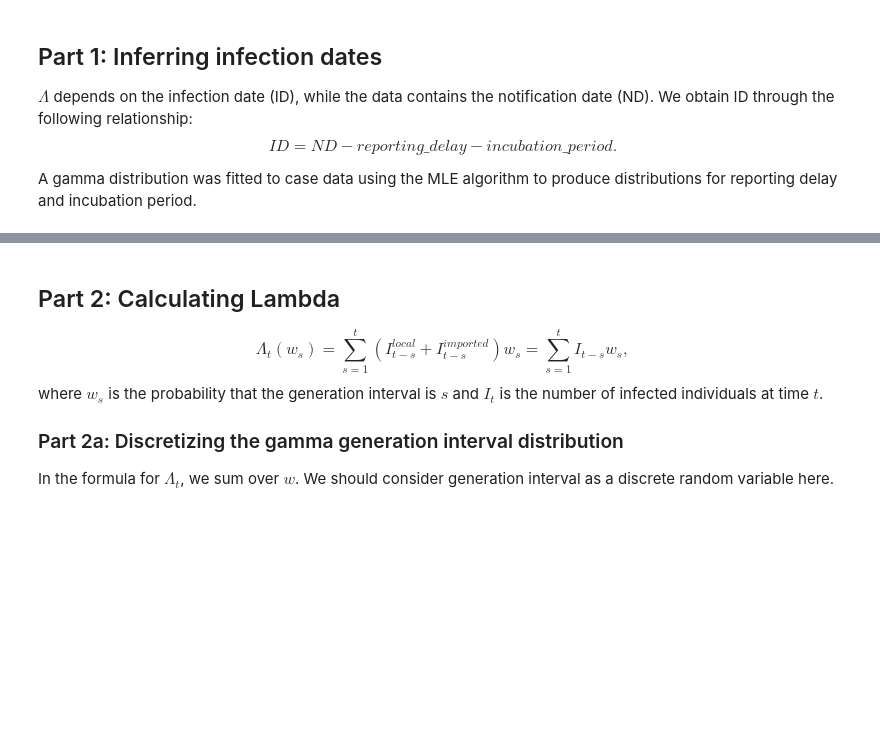
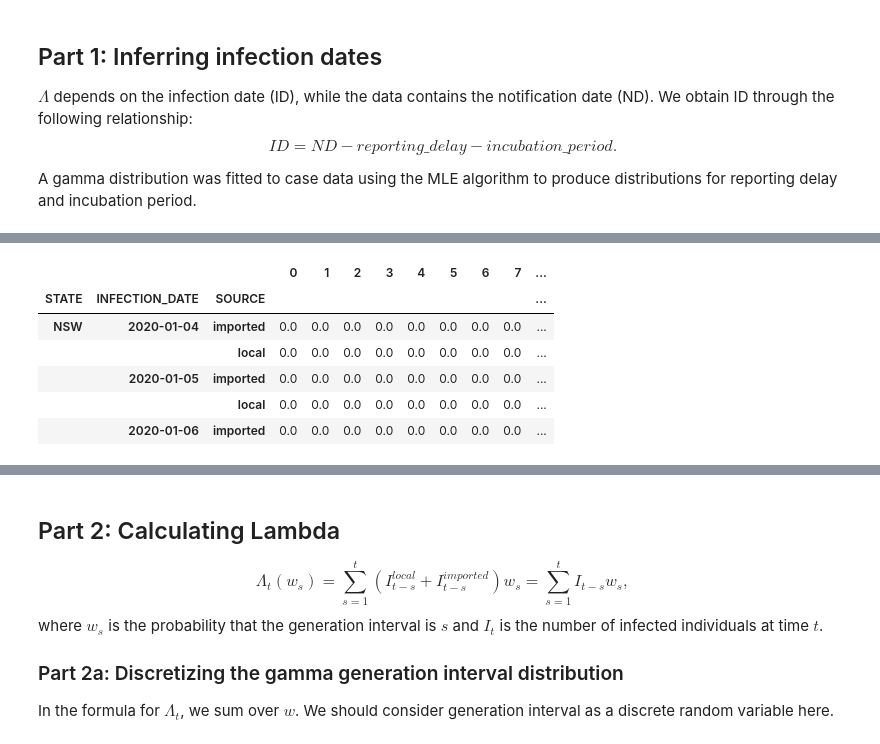
Before and after one commit to tdennisliu/covid19-forecasting-aus, a Jupyter notebook: model/Reff_estimator.ipynb, the cells around one changed output, grey strips where cells are left out. Cells and saved outputs as stored; diff of their text form; code cells hidden in the pictures; blank space fills up the shorter version.

```diff
--- a/model/Reff_estimator.ipynb
+++ b/model/Reff_estimator.ipynb
@@ -147,31 +142,77 @@ df_combined.head()
 # %%
-# Reindex to include days with zero total infections.
-local_infs = df_combined.xs('local',level='SOURCE')
-imported_infs = df_combined.xs('imported',level='SOURCE')
-statelist = [*df_combined.index.get_level_values('STATE').unique()]
+def index_by_infection_date(infections_wide):
+    datecolnames = [*infections_wide.columns[4:]]
+    df_combined = infections_wide[['STATE','SOURCE',datecolnames[0],'n_cases']].groupby(['STATE', datecolnames[0],'SOURCE']).sum()
 
-#Should all states have the same start date? Current code starts from the first case in each state.
-#For the same start date:
-local_statedict = dict(zip(statelist, np.repeat(None, len(statelist))))
-imported_statedict = dict(zip(statelist, np.repeat(None, len(statelist))))
+    #For each column (cn=column number): concatenate each sample as a column.
+    for cn in range(1,len(datecolnames)):
+        df_addin = infections_wide[['STATE','SOURCE',datecolnames[cn],'n_cases']].groupby(['STATE', datecolnames[cn],'SOURCE']).sum()
+        df_combined = pd.concat([df_combined,df_addin], axis=1, ignore_index = True)
 
-start_date = np.datetime64("2020-02-01")
+    #NaNs are inserted for missing values when concatenating. If it's missing, there were zero infections
+    df_combined[np.isnan(df_combined)]=0
+    #Rename the index.
+    df_combined.index.set_names(["STATE","INFECTION_DATE","SOURCE"], inplace=True)
 
-#Determine end dates as the last infected date by state.
-index_only = df_combined.index.to_frame()
-index_only = index_only.reset_index(drop=True)
-maxdates = df_combined.reset_index().groupby(['STATE'])['INFECTION_DATE'].max()
+    #return(df_combined)
 
-for aus_state in statelist:
-    state_data = local_infs.xs(aus_state, level='STATE')
-    #start_date = state_data.index.min()
+    ##INCLUDE ALL DAYS WITH ZERO INFECTIONS IN THE INDEX AS WELL.
 
-    #dftest.index=dftest.reindex(alldates, fill_value=0)
+    # Reindex to include days with zero total infections.
+    local_infs = df_combined.xs('local',level='SOURCE')
+    imported_infs = df_combined.xs('imported',level='SOURCE')
+    statelist = [*df_combined.index.get_level_values('STATE').unique()]
 
-    alldates = pd.date_range(start_date, maxdates[aus_state]) #All days from start_date to the last infection day.
-    local_statedict[aus_state] = state_data.reindex(alldates, fill_value=0)
+    #Should all states have the same start date? Current code starts from the first case in each state.
+    #For the same start date:
+    local_statedict = dict(zip(statelist, np.repeat(None, len(statelist))))
+    imported_statedict = dict(zip(statelist, np.repeat(None, len(statelist))))
 
-for aus_state in statelist:
-    state_data = imported_infs.xs(aus_state, level='STATE')
-    alldates = pd.date_range(start_date, maxdates[aus_state])
-    imported_statedict[aus_state] = state_data.reindex(alldates, fill_value=0)
+    #Determine start date as the first infection date for all.
+    #start_date = np.datetime64("2020-02-01")
+    start_date = df_combined.index.get_level_values('INFECTION_DATE').min()
+
+    #Determine end dates as the last infected date by state.
+    index_only = df_combined.index.to_frame()
+    index_only = index_only.reset_index(drop=True)
+    maxdates = index_only.groupby(['STATE'])['INFECTION_DATE'].max()
+
+    for aus_state in statelist:
+        state_data = local_infs.xs(aus_state, level='STATE')
+        #start_date = state_data.index.min()
+
+        #dftest.index=dftest.reindex(alldates, fill_value=0)
+
+        alldates = pd.date_range(start_date, maxdates[aus_state]) #All days from start_date to the last infection day.
+        local_statedict[aus_state] = state_data.reindex(alldates, fill_value=0)
+
+    for aus_state in statelist:
+        state_data = imported_infs.xs(aus_state, level='STATE')
+        alldates = pd.date_range(start_date, maxdates[aus_state])
+        imported_statedict[aus_state] = state_data.reindex(alldates, fill_value=0)
+
+    #Convert dictionaries to data frames
+    df_local_inc_zeros = pd.concat(local_statedict)
+    df_local_inc_zeros['SOURCE']='local'
+    df_imp_inc_zeros = pd.concat(imported_statedict)
+    df_imp_inc_zeros['SOURCE']='imported'
+
+    #Merge dataframes and reindex.
+    df_inc_zeros = pd.concat([df_local_inc_zeros, df_imp_inc_zeros])
+
+    df_inc_zeros = df_inc_zeros.reset_index()
+    df_inc_zeros= df_inc_zeros.groupby(['level_0',"level_1","SOURCE"]).sum()
+    df_inc_zeros.index = df_inc_zeros.index.rename(['STATE','INFECTION_DATE',"SOURCE"])
+
+    return(df_inc_zeros)
+
+df_inc_zeros = index_by_infection_date(df_inf)
+df_inc_zeros.head()
+# %% [output]
+|  |  |  | 0 | 1 | 2 | 3 | 4 | 5 | 6 | 7 | ... |
+| STATE | INFECTION_DATE | SOURCE |  |  |  |  |  |  |  |  | ... |
+| NSW | 2020-01-04 | imported | 0.0 | 0.0 | 0.0 | 0.0 | 0.0 | 0.0 | 0.0 | 0.0 | ... |
+|  |  | local | 0.0 | 0.0 | 0.0 | 0.0 | 0.0 | 0.0 | 0.0 | 0.0 | ... |
+|  | 2020-01-05 | imported | 0.0 | 0.0 | 0.0 | 0.0 | 0.0 | 0.0 | 0.0 | 0.0 | ... |
+|  |  | local | 0.0 | 0.0 | 0.0 | 0.0 | 0.0 | 0.0 | 0.0 | 0.0 | ... |
+|  | 2020-01-06 | imported | 0.0 | 0.0 | 0.0 | 0.0 | 0.0 | 0.0 | 0.0 | 0.0 | ... |
```
Also changed, not shown: parts of 21 cells of this notebook, 1 other file.
